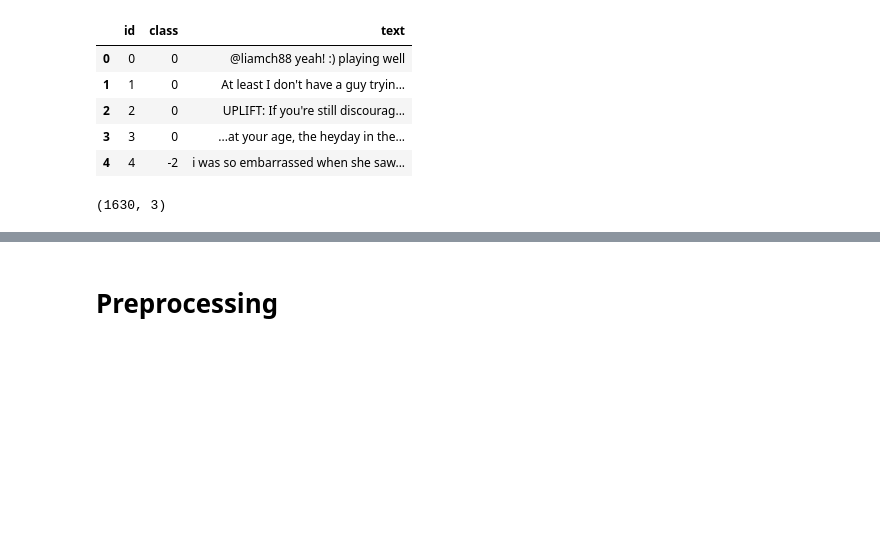
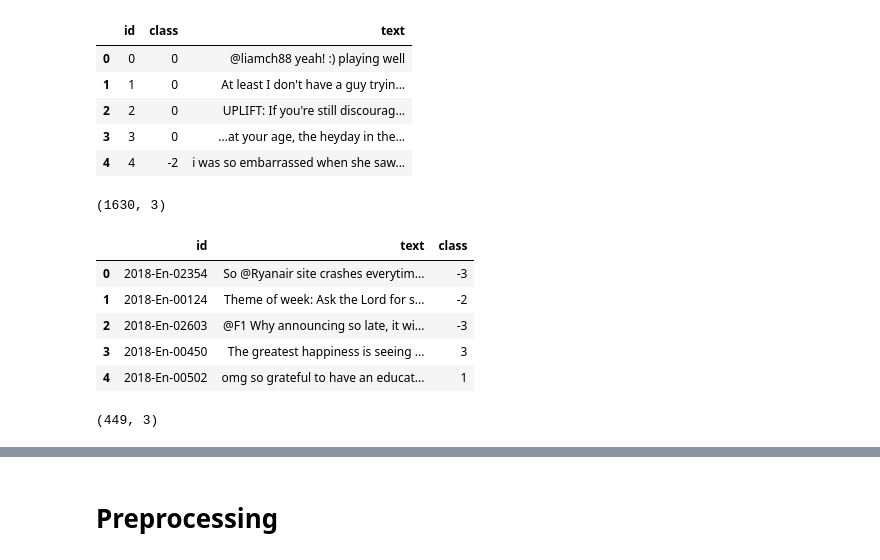
Before and after one commit to Choqs/Twitter-Sentiment-Analysis, a Jupyter notebook: src/tp_tweet.ipynb, the cells around one changed output, grey strips where cells are left out. Saved outputs shown, nothing was run; the diff lists cells and outputs as text; code cells hidden in the pictures; blank space fills up the shorter version.

```diff
--- a/src/tp_tweet.ipynb
+++ b/src/tp_tweet.ipynb
@@ -51,9 +53,13 @@ os.environ['KMP_DUPLICATE_LIB_OK'] = 'True'
 path = '../data/'
 path_test = '../test/'
 word2vec_path = path + 'GoogleNews-vectors-negative300.bin'
+
 train_3_path = path + 'data_train_3.csv'
+test_3_path = path + 'data_test_3.csv'
+
 train_7_path = path + 'data_train_7.csv'
-test_3_path = path + 'data_test_3.csv'
+train_7_2_path = path + 'data_train_7_2.csv'
+test_7_path = path + 'data_test_7_1.csv'
 # %%
 # Loading Data Set 3 Classes & Replacing Word 2 Int
 train_3_data = pd.read_csv(train_3_path, encoding='utf-8', sep='\t', names=['id', 'class', 'text'])
@@ -96,3 +102,19 @@ print(train_7_data.shape)
 | 3 | 3 | 0 | ...at your age, the heyday in the... |
 | 4 | 4 | -2 | i was so embarrassed when she saw... |
 (1630, 3)
+# %%
+# Loading Data Set 7 Classes
+train_7_2_data = pd.read_csv(train_7_2_path, encoding='utf-8', sep='\t')
+train_7_2_data = train_7_2_data.rename(columns={"Tweet": "text", "Intensity Class": "class", "ID": "id"})
+train_7_2_data.drop('Affect Dimension', axis=1, inplace=True)
+train_7_2_data['class'] = train_7_2_data['class'].apply(lambda x: int(x.split(':')[0]))
+display(train_7_2_data.head())
+print(train_7_2_data.shape)
+# %% [output]
+|  | id | text | class |
+| 0 | 2018-En-02354 | So @Ryanair site crashes everytim... | -3 |
+| 1 | 2018-En-00124 | Theme of week: Ask the Lord for s... | -2 |
+| 2 | 2018-En-02603 | @F1 Why announcing so late, it wi... | -3 |
+| 3 | 2018-En-00450 | The greatest happiness is seeing ... | 3 |
+| 4 | 2018-En-00502 | omg so grateful to have an educat... | 1 |
+(449, 3)
```
Also changed, not shown: parts of 10 cells of this notebook, 2 other files.
